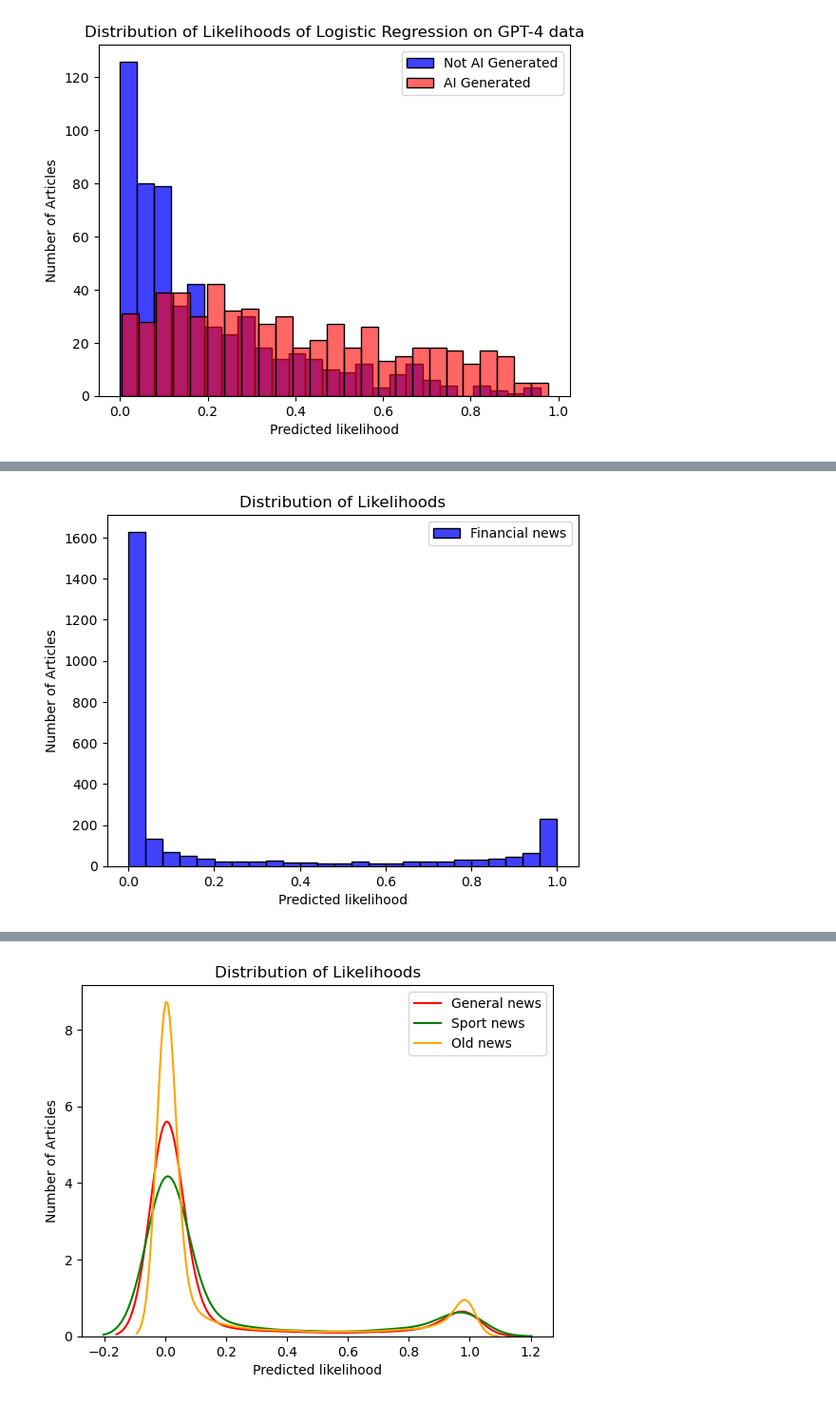
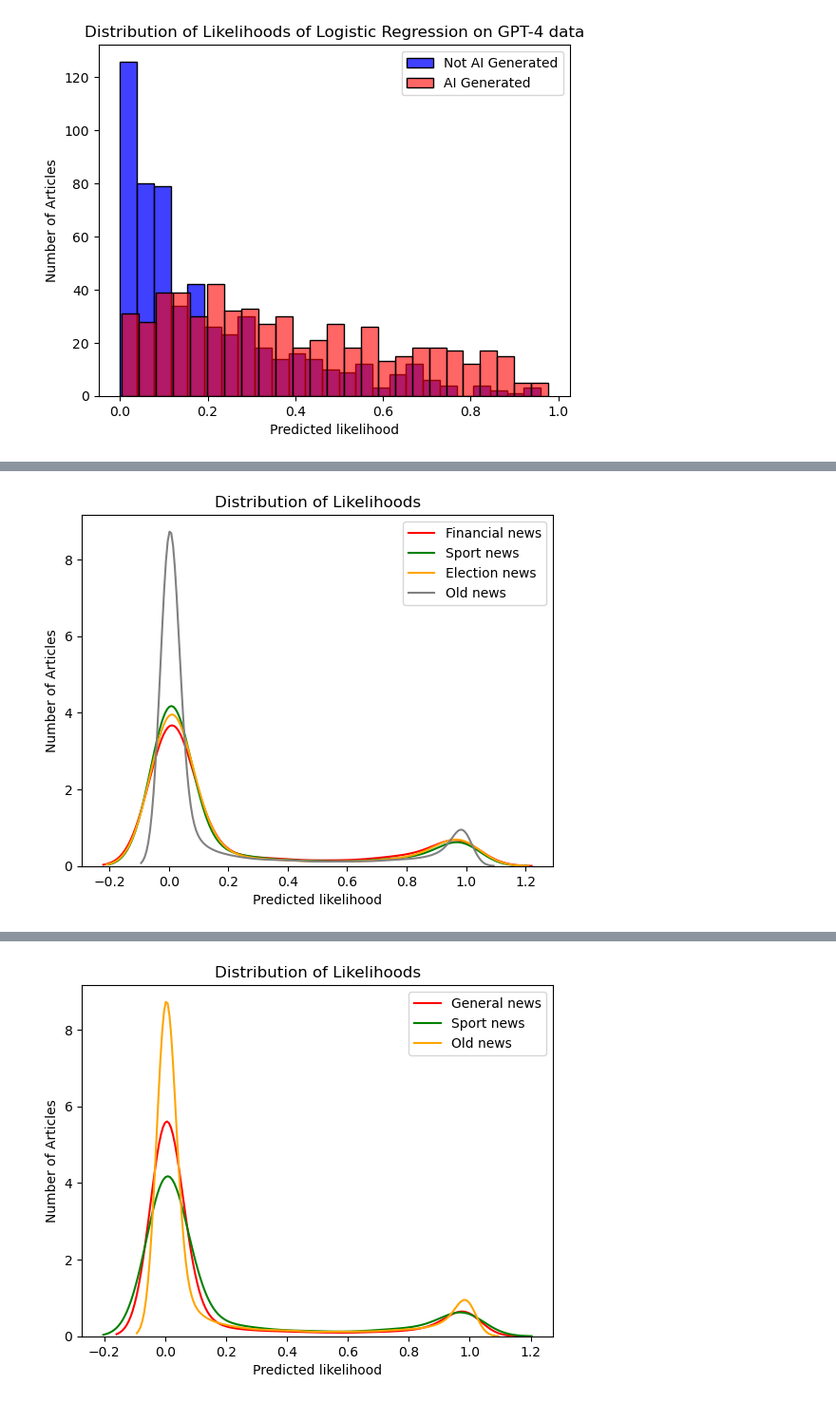
Before and after one commit to StenRSM/BAM-thesis, a Jupyter notebook: graphs.ipynb, the cells around one changed output, grey strips where cells are left out. Shown at 95% size. Cells and saved outputs as stored; diff of their text form; code cells hidden in the pictures.

```diff
--- a/graphs.ipynb
+++ b/graphs.ipynb
@@ -123,9 +164,13 @@ plt.show()
 # %%
-sns.histplot(pred_finance['predictions'], color='blue', bins=25, label='Financial news')
+sns.kdeplot(pred_finance['predictions'], color='red', label='Financial news')
+#sns.kdeplot(pred_general['predictions'], color='blue', label='General news')
+sns.kdeplot(pred_sport['predictions'], color='green', label='Sport news')
+sns.kdeplot(pred_election['predictions'], color='orange', label='Election news')
+sns.kdeplot(pred_old_LLM['predictions'], color='gray', label='Old news')
 plt.title('Distribution of Likelihoods')
 plt.xlabel('Predicted likelihood')
 plt.ylabel('Number of Articles')
 plt.legend()
 plt.show()
 # %% [output]
-[figure, old version]
+[figure, new version]
```
Also changed, not shown: parts of 6 cells of this notebook, 2 other files.
